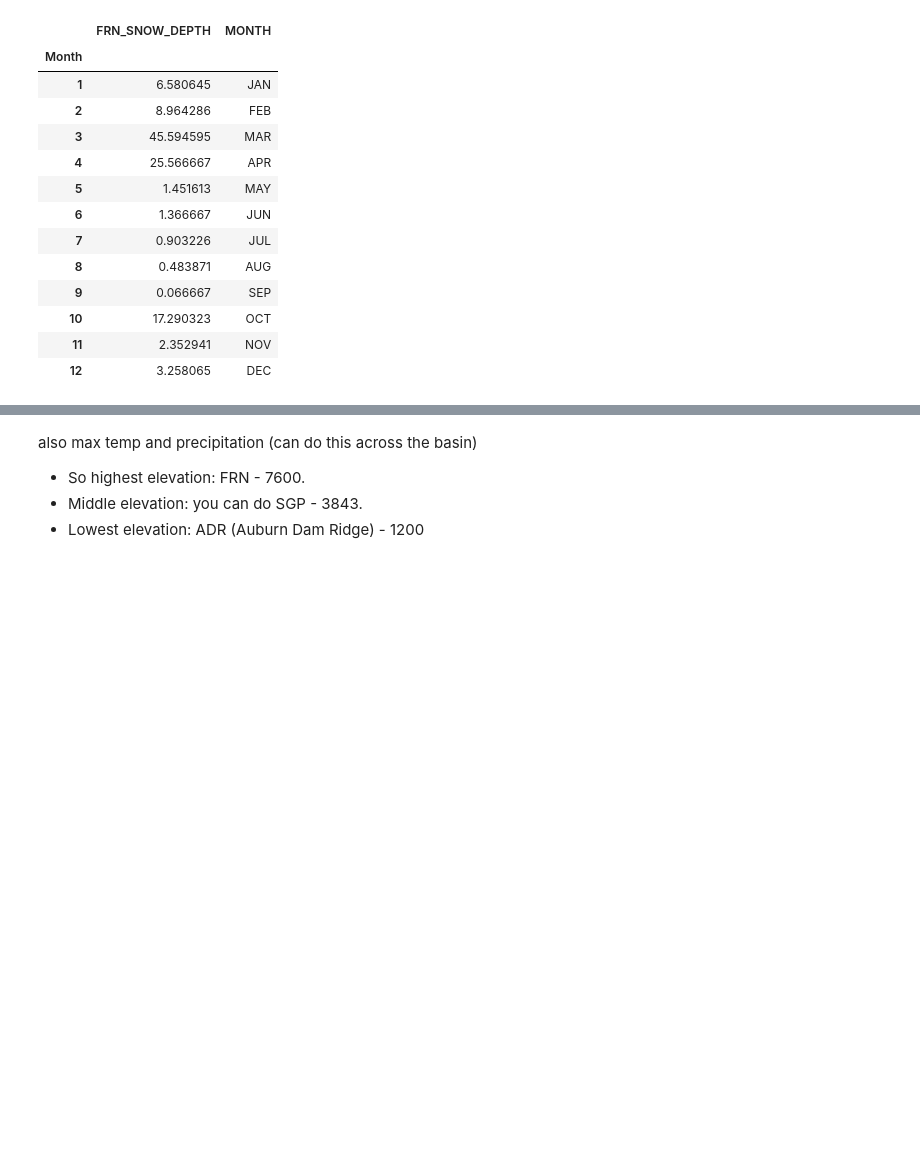
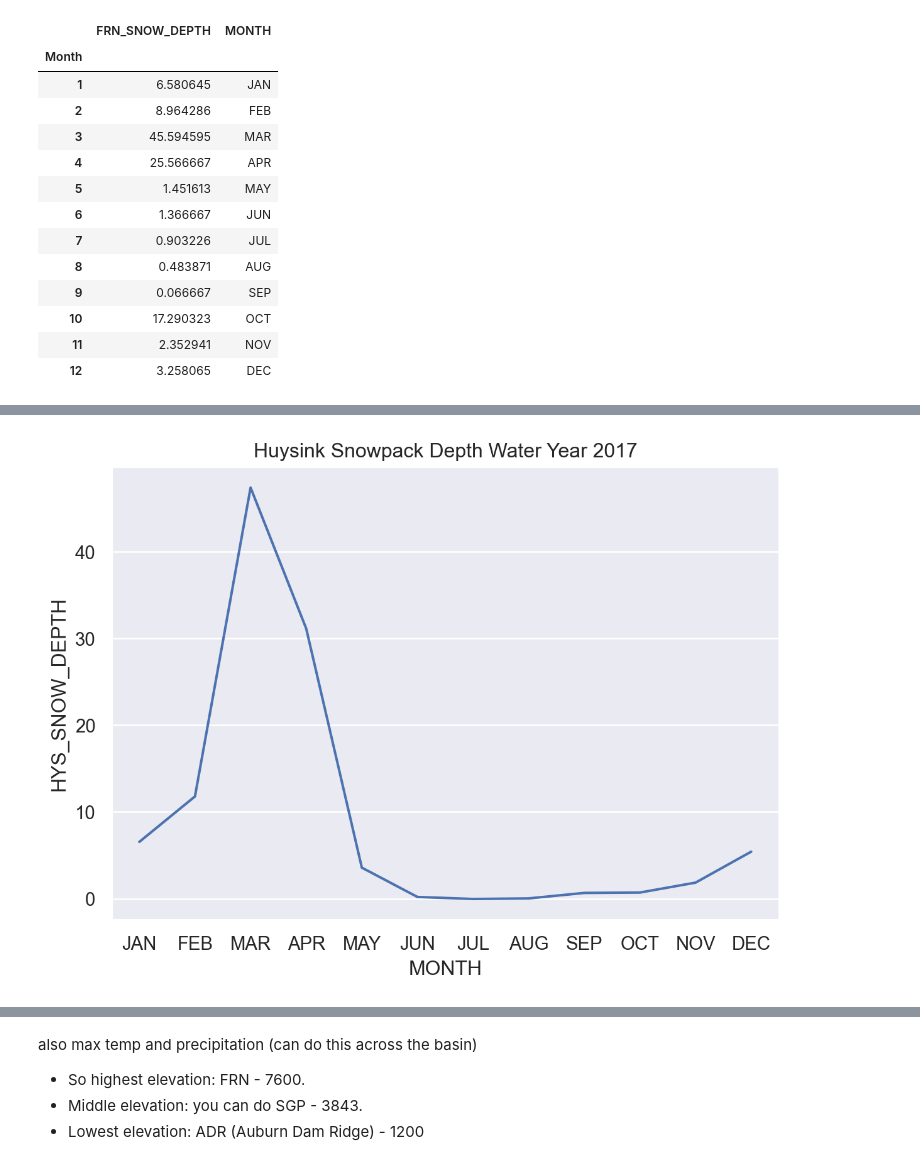
Before and after one commit to lauren-alexandra/basin-inflow-dnn, a Jupyter notebook: EDA.ipynb, the cells around one changed output, grey strips where cells are left out. Drawn from its saved outputs; the diff is of its cells as text; code cells hidden in the pictures; blank space fills up the shorter version.

```diff
--- a/EDA.ipynb
+++ b/EDA.ipynb
@@ -261,0 +284,10 @@ FORNI RIDGE SNOWPACK DEPTH 2017
+# %%
+"""
+Huysink (elevation 6,600') Snowpack Depth Water Year 2017
+"""
+
+HYS_SNOW_DEPTH_2017 = INFLOW_DATES_2017.loc[:, ['HYS_SNOW_DEPTH', 'Month']]
+HYS_SD_MONTHLY_2017 = HYS_SNOW_DEPTH_2017.copy().groupby(by="Month").mean()
+HYS_SD_MONTHLY_2017['MONTH'] = ["JAN", "FEB", "MAR", "APR", "MAY", "JUN", "JUL", "AUG", "SEP", "OCT", "NOV", "DEC"]
+
+HYS_SD_MONTHLY_2017
@@ -261,0 +309,10 @@ FORNI RIDGE SNOWPACK DEPTH 2017
+# %%
+# Huysink snowpack record is consistent with the pattern observed at Forni Ridge at 1,000 feet lower elevation
+
+(
+    so.Plot(HYS_SD_MONTHLY_2017, x="MONTH", y="HYS_SNOW_DEPTH")
+    .add(so.Line())
+    .label(title="Huysink Snowpack Depth Water Year 2017")
+)
+# %% [output]
+[figure, added]
```
Also changed, not shown: parts of 10 cells of this notebook.
